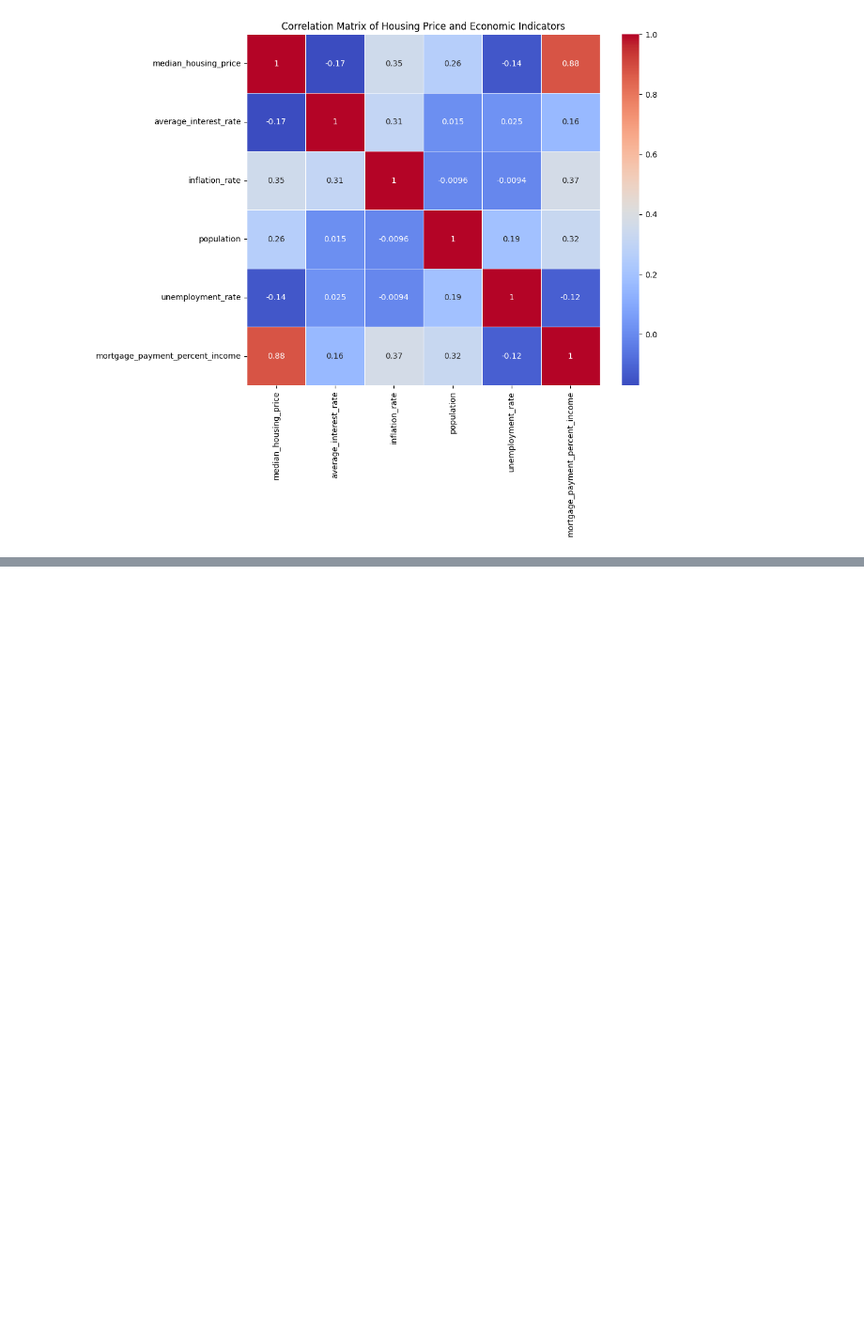
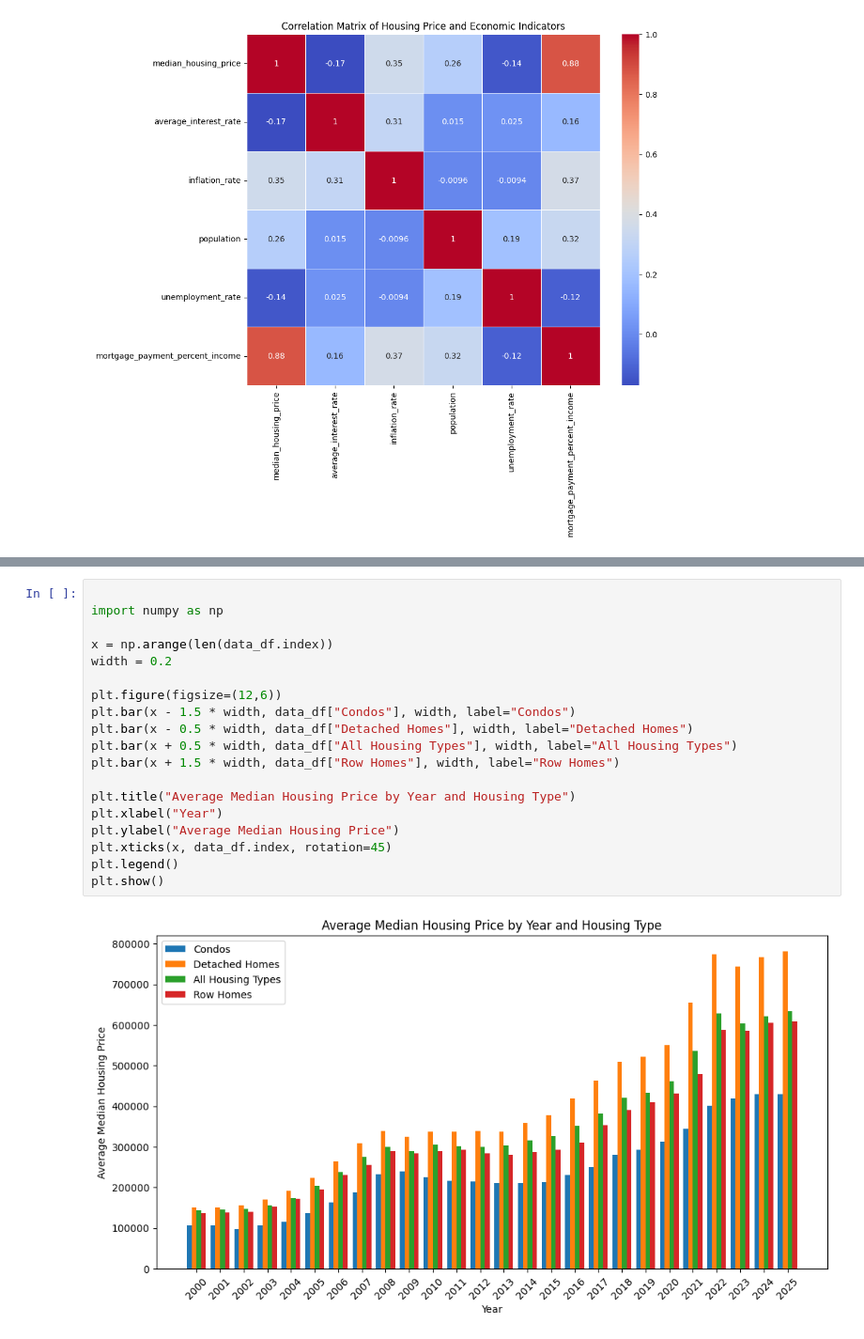
Before and after one commit to Sravanthi816/bc_housing_project, a Jupyter notebook: notebooks/01_pandas_basics.ipynb, the cells around one changed output, grey strips where cells are left out. Shown at 94% size. Drawn from its saved outputs; the diff is of its cells as text; blank space fills up the shorter version.

```diff
--- a/notebooks/01_pandas_basics.ipynb
+++ b/notebooks/01_pandas_basics.ipynb
@@ -374,0 +410,21 @@ plt.show()
+# %%
+
+import numpy as np
+
+x = np.arange(len(data_df.index))
+width = 0.2
+
+plt.figure(figsize=(12,6))
+plt.bar(x - 1.5 * width, data_df["Condos"], width, label="Condos")
+plt.bar(x - 0.5 * width, data_df["Detached Homes"], width, label="Detached Homes")
+plt.bar(x + 0.5 * width, data_df["All Housing Types"], width, label="All Housing Types")
+plt.bar(x + 1.5 * width, data_df["Row Homes"], width, label="Row Homes")
+
+plt.title("Average Median Housing Price by Year and Housing Type")
+plt.xlabel("Year")
+plt.ylabel("Average Median Housing Price")
+plt.xticks(x, data_df.index, rotation=45)
+plt.legend()
+plt.show()
+# %% [output]
+[figure, added]
```
Also changed, not shown: parts of 2 cells of this notebook.
